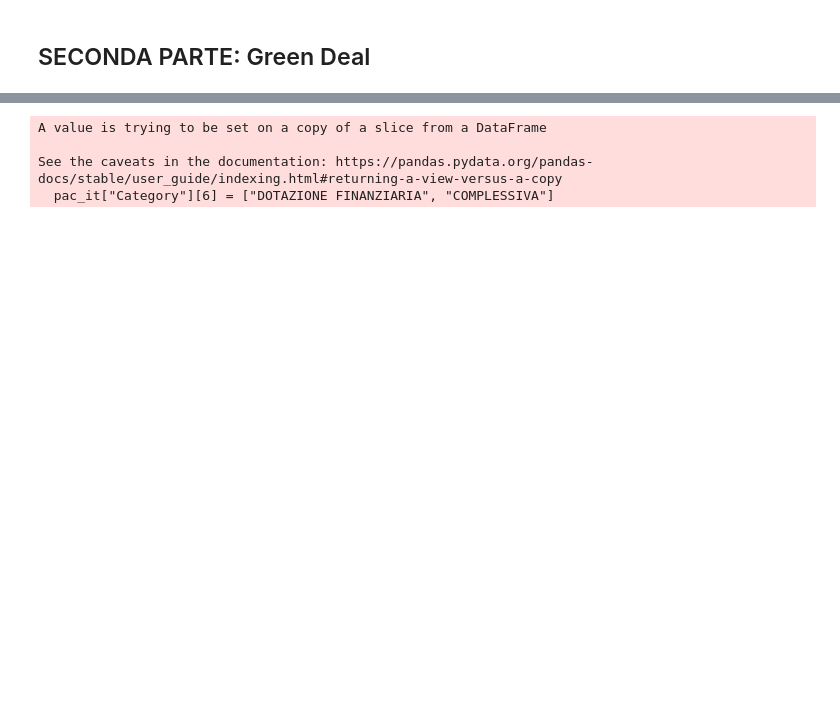
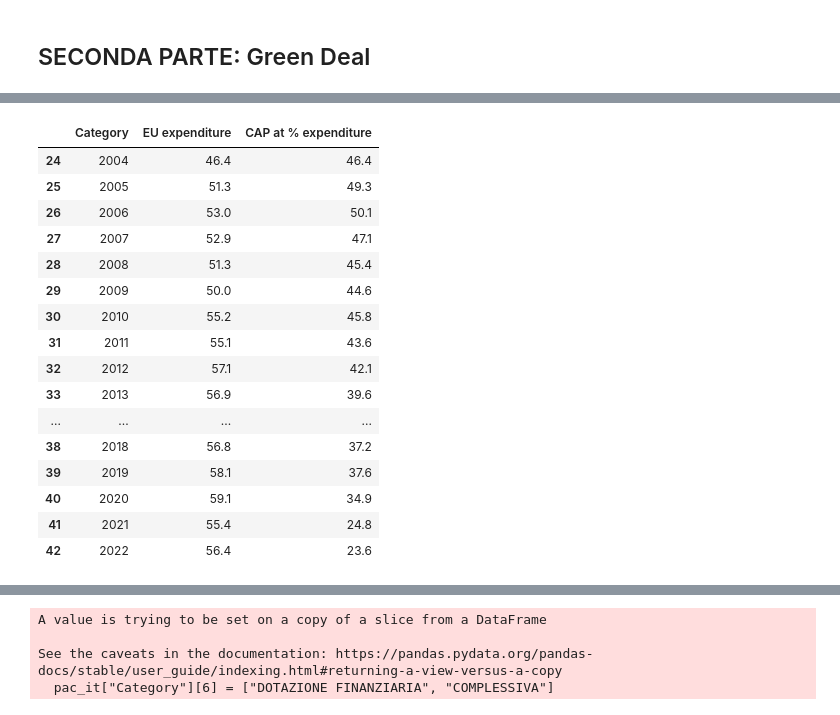
Before and after one commit to AntonioDonnangelo/italian_agriculture_and_protests_analysis, a Jupyter notebook: Grafici/grafi_bea.ipynb, the cells around one changed output, grey strips where cells are left out. Saved outputs shown, nothing was run; the diff lists cells and outputs as text; code cells hidden in the pictures; blank space fills up the shorter version.

```diff
--- a/Grafici/grafi_bea.ipynb
+++ b/Grafici/grafi_bea.ipynb
@@ -318,6 +318,26 @@ chart = (bar + line).properties(width="container", height=400, title='Spesa euro
 chart
 # %% [output]
 [interactive output not drawn]
+# %%
+cap_story
+# %% [output]
+|  | Category | EU expenditure | CAP at % expenditure |
+| 24 | 2004 | 46.4 | 46.4 |
+| 25 | 2005 | 51.3 | 49.3 |
+| 26 | 2006 | 53.0 | 50.1 |
+| 27 | 2007 | 52.9 | 47.1 |
+| 28 | 2008 | 51.3 | 45.4 |
+| 29 | 2009 | 50.0 | 44.6 |
+| 30 | 2010 | 55.2 | 45.8 |
+| 31 | 2011 | 55.1 | 43.6 |
+| 32 | 2012 | 57.1 | 42.1 |
+| 33 | 2013 | 56.9 | 39.6 |
+| ... | ... | ... | ... |
+| 38 | 2018 | 56.8 | 37.2 |
+| 39 | 2019 | 58.1 | 37.6 |
+| 40 | 2020 | 59.1 | 34.9 |
+| 41 | 2021 | 55.4 | 24.8 |
+| 42 | 2022 | 56.4 | 23.6 |
 # %%
 # Salva il grafico in un file JSON
 chart_json = chart.to_json()
```
Also changed, not shown: parts of 8 cells of this notebook.
